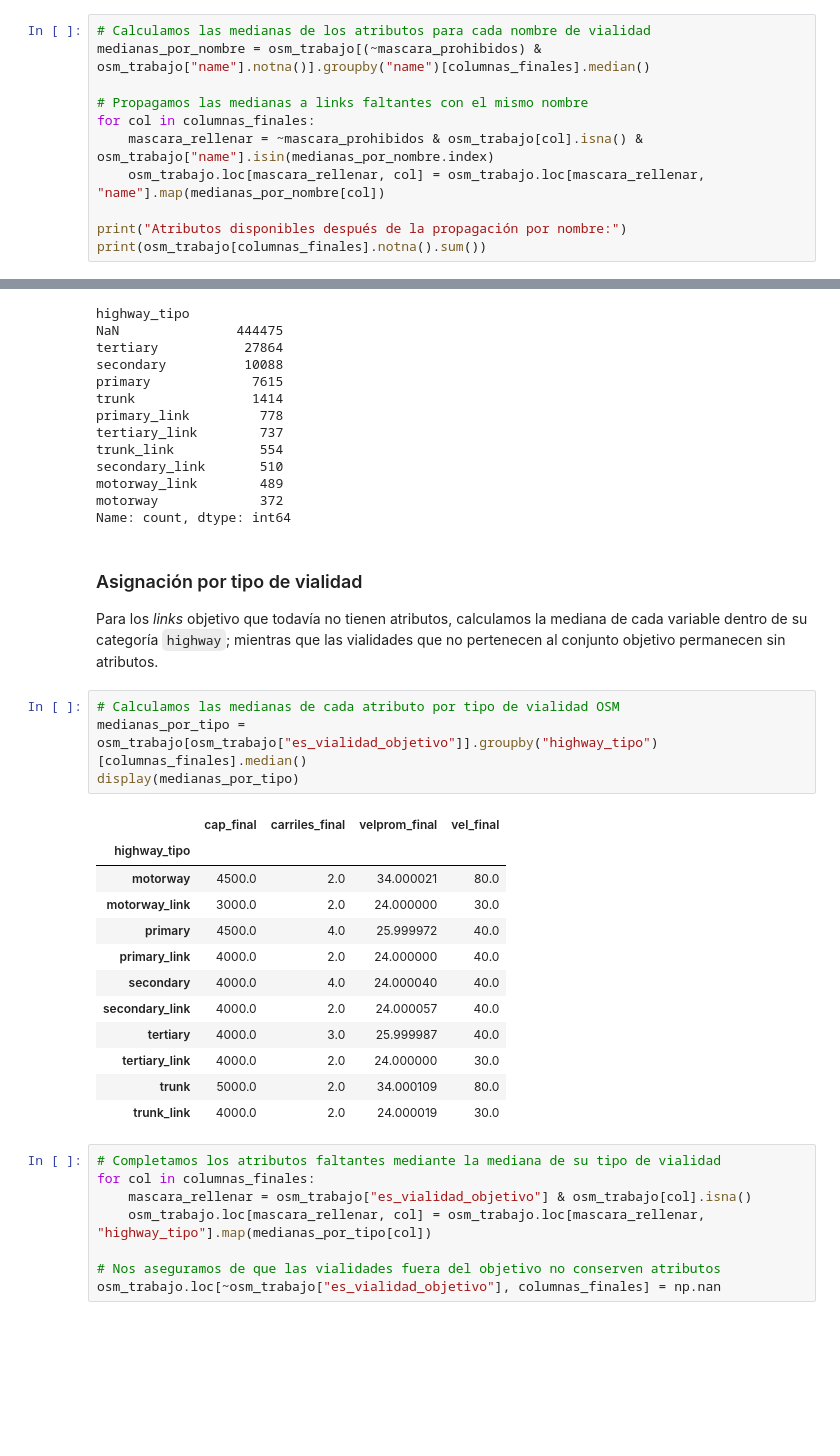
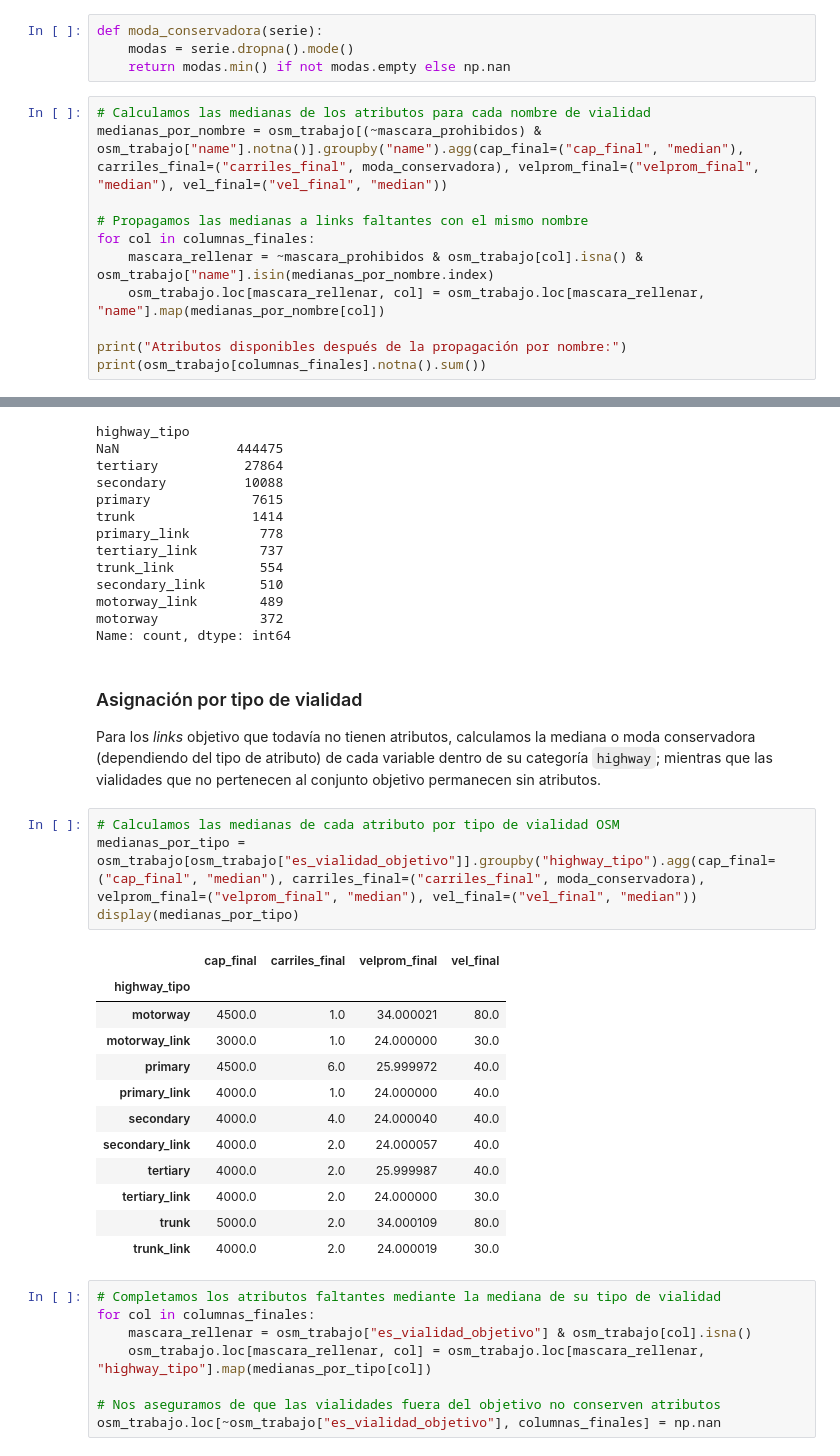
Before and after one commit to CentroFuturoCiudades/red-vial-guadalajara, a Jupyter notebook: Updating Network/06_asignacion_atributos_vialidades_principales_transcad_osm.ipynb, the cells around one changed output, grey strips where cells are left out. Saved outputs shown, nothing was run; the diff lists cells and outputs as text; blank space fills up the shorter version.

```diff
--- a/Updating Network/06_asignacion_atributos_vialidades_principales.ipynb
+++ b/Updating Network/06_asignacion_atributos_vialidades_principales_transcad_osm.ipynb
@@ -220,6 +220,10 @@ Los *links* de una misma vialidad pueden estar divididos en múltiples segmentos
+# %%
+def moda_conservadora(serie):
+    modas = serie.dropna().mode()
+    return modas.min() if not modas.empty else np.nan
 # %%
 # Calculamos las medianas de los atributos para cada nombre de vialidad
-medianas_por_nombre = osm_trabajo[(~mascara_prohibidos) & osm_trabajo["name"].notna()].groupby("name")[columnas_finales].median()
+medianas_por_nombre = osm_trabajo[(~mascara_prohibidos) & osm_trabajo["name"].notna()].groupby("name").agg(cap_final=("cap_final", "median"), carriles_final=("carriles_final", moda_conservadora), velprom_final=("velprom_final", "median"), vel_final=("vel_final", "median"))
 
 # Propagamos las medianas a links faltantes con el mismo nombre
 for col in columnas_finales:
@@ -380,21 +384,21 @@ Name: count, dtype: int64
 # %% [markdown]
 ### Asignación por tipo de vialidad
 
-Para los *links* objetivo que todavía no tienen atributos, calculamos la mediana de cada variable dentro de su categoría `highway`; mientras que las vialidades que no pertenecen al conjunto objetivo permanecen sin atributos.
+Para los *links* objetivo que todavía no tienen atributos, calculamos la mediana o moda conservadora (dependiendo del tipo de atributo) de cada variable dentro de su categoría `highway`; mientras que las vialidades que no pertenecen al conjunto objetivo permanecen sin atributos.
 # %%
 # Calculamos las medianas de cada atributo por tipo de vialidad OSM
-medianas_por_tipo = osm_trabajo[osm_trabajo["es_vialidad_objetivo"]].groupby("highway_tipo")[columnas_finales].median()
+medianas_por_tipo = osm_trabajo[osm_trabajo["es_vialidad_objetivo"]].groupby("highway_tipo").agg(cap_final=("cap_final", "median"), carriles_final=("carriles_final", moda_conservadora), velprom_final=("velprom_final", "median"), vel_final=("vel_final", "median"))
 display(medianas_por_tipo)
 # %% [output]
 |  | cap_final | carriles_final | velprom_final | vel_final |
 | highway_tipo |  |  |  |  |
-| motorway | 4500.0 | 2.0 | 34.000021 | 80.0 |
-| motorway_link | 3000.0 | 2.0 | 24.000000 | 30.0 |
-| primary | 4500.0 | 4.0 | 25.999972 | 40.0 |
-| primary_link | 4000.0 | 2.0 | 24.000000 | 40.0 |
+| motorway | 4500.0 | 1.0 | 34.000021 | 80.0 |
+| motorway_link | 3000.0 | 1.0 | 24.000000 | 30.0 |
+| primary | 4500.0 | 6.0 | 25.999972 | 40.0 |
+| primary_link | 4000.0 | 1.0 | 24.000000 | 40.0 |
 | secondary | 4000.0 | 4.0 | 24.000040 | 40.0 |
 | secondary_link | 4000.0 | 2.0 | 24.000057 | 40.0 |
-| tertiary | 4000.0 | 3.0 | 25.999987 | 40.0 |
+| tertiary | 4000.0 | 2.0 | 25.999987 | 40.0 |
 | tertiary_link | 4000.0 | 2.0 | 24.000000 | 30.0 |
 | trunk | 5000.0 | 2.0 | 34.000109 | 80.0 |
 | trunk_link | 4000.0 | 2.0 | 24.000019 | 30.0 |
```
Also changed, not shown: parts of 2 cells of this notebook, 3 other files.
